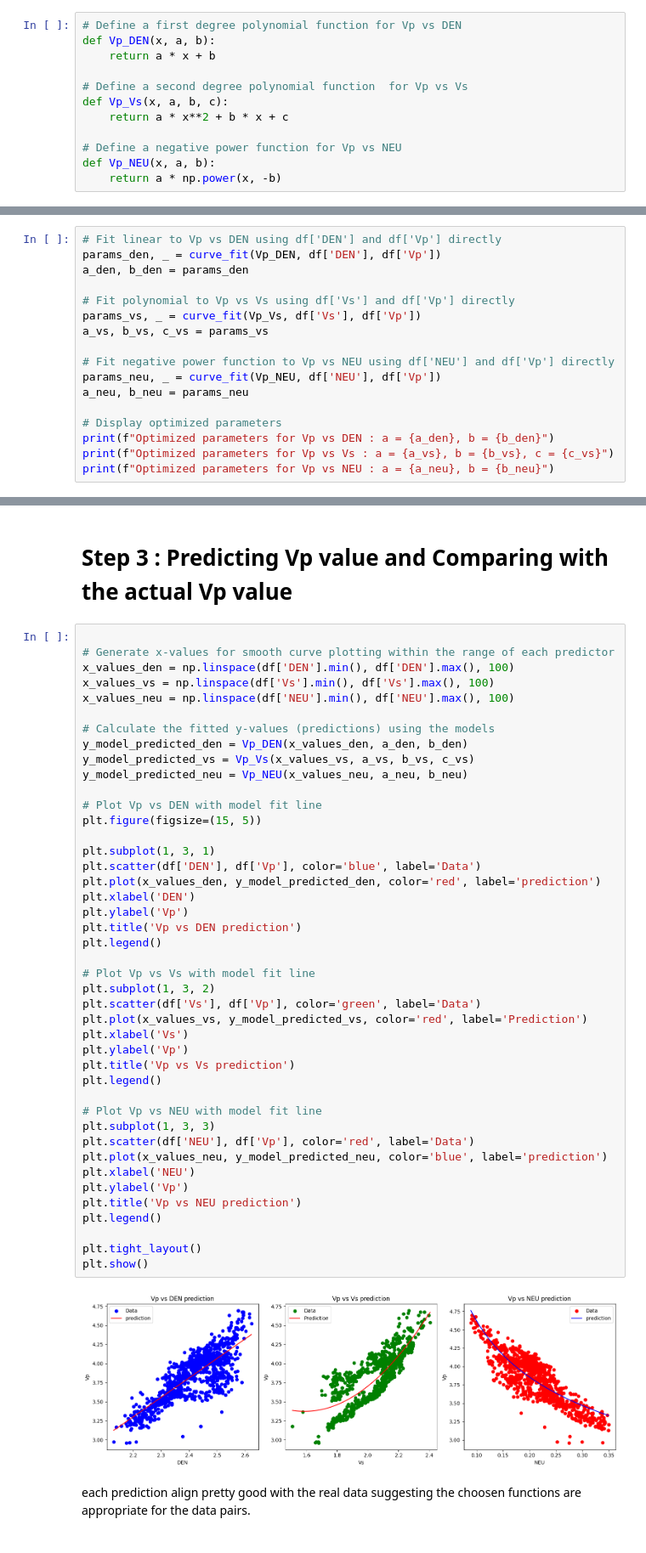
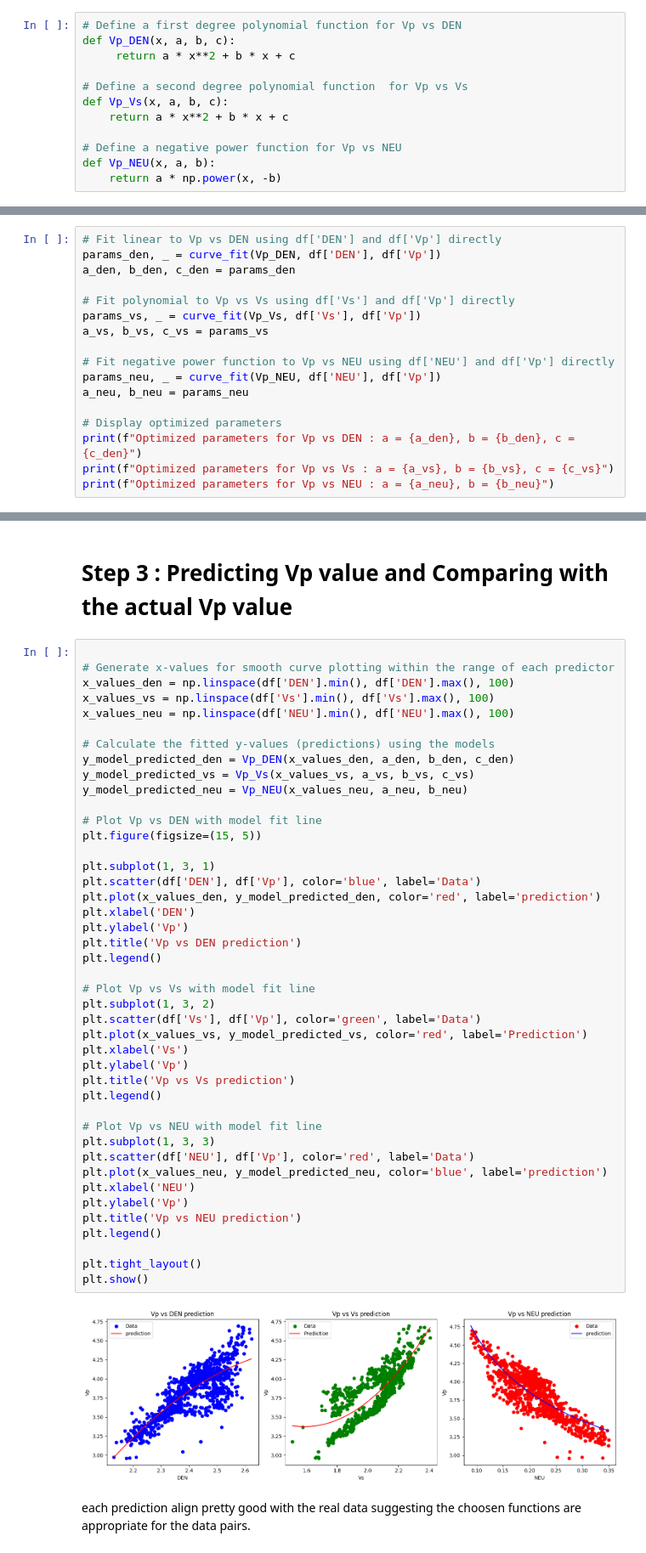
Before and after one commit to siverttilset/Project3, a Jupyter notebook: Project 3 Task 3 Non-Linear Regression With Scipy Optimize 2024.ipynb, the cells around one changed output, grey strips where cells are left out. Shown at 85% size. Cells and saved outputs as stored; diff of their text form.

```diff
--- a/Project 3 Task 3 Non-Linear Regression With Scipy Optimize 2024.ipynb
+++ b/Project 3 Task 3 Non-Linear Regression With Scipy Optimize 2024.ipynb
@@ -88,8 +110,8 @@ From the plots :
 3. Vp vs NEU: Unlike the previous two, Vp and NEU exhibit a strong negative relationship, with Vp decreasing as NEU increases. The downward trend suggests that a negative power function would be suitable to capture this inverse relationship.
 # %%
 # Define a first degree polynomial function for Vp vs DEN
-def Vp_DEN(x, a, b):
-    return a * x + b
+def Vp_DEN(x, a, b, c):
+     return a * x**2 + b * x + c
 
 # Define a second degree polynomial function  for Vp vs Vs
 def Vp_Vs(x, a, b, c):
@@ -103,7 +125,7 @@ def Vp_NEU(x, a, b):
 # %%
 # Fit linear to Vp vs DEN using df['DEN'] and df['Vp'] directly
 params_den, _ = curve_fit(Vp_DEN, df['DEN'], df['Vp'])
-a_den, b_den = params_den
+a_den, b_den, c_den = params_den
 
 # Fit polynomial to Vp vs Vs using df['Vs'] and df['Vp'] directly
 params_vs, _ = curve_fit(Vp_Vs, df['Vs'], df['Vp'])
@@ -114,7 +136,7 @@ params_neu, _ = curve_fit(Vp_NEU, df['NEU'], df['Vp'])
 a_neu, b_neu = params_neu
 
 # Display optimized parameters
-print(f"Optimized parameters for Vp vs DEN : a = {a_den}, b = {b_den}")
+print(f"Optimized parameters for Vp vs DEN : a = {a_den}, b = {b_den}, c = {c_den}")
 print(f"Optimized parameters for Vp vs Vs : a = {a_vs}, b = {b_vs}, c = {c_vs}")
 print(f"Optimized parameters for Vp vs NEU : a = {a_neu}, b = {b_neu}")
 # %% [output]
@@ -131,7 +153,7 @@ x_values_vs = np.linspace(df['Vs'].min(), df['Vs'].max(), 100)
 x_values_neu = np.linspace(df['NEU'].min(), df['NEU'].max(), 100)
 
 # Calculate the fitted y-values (predictions) using the models
-y_model_predicted_den = Vp_DEN(x_values_den, a_den, b_den)
+y_model_predicted_den = Vp_DEN(x_values_den, a_den, b_den, c_den)
 y_model_predicted_vs = Vp_Vs(x_values_vs, a_vs, b_vs, c_vs)
 y_model_predicted_neu = Vp_NEU(x_values_neu, a_neu, b_neu)
 
@@ -140,34 +162,34 @@ plt.figure(figsize=(15, 5))
 
 plt.subplot(1, 3, 1)
 plt.scatter(df['DEN'], df['Vp'], color='blue', label='Data')
 plt.plot(x_values_den, y_model_predicted_den, color='red', label='prediction')
 plt.xlabel('DEN')
 plt.ylabel('Vp')
 plt.title('Vp vs DEN prediction')
 plt.legend()
 
 # Plot Vp vs Vs with model fit line
 plt.subplot(1, 3, 2)
 plt.scatter(df['Vs'], df['Vp'], color='green', label='Data')
 plt.plot(x_values_vs, y_model_predicted_vs, color='red', label='Prediction')
 plt.xlabel('Vs')
 plt.ylabel('Vp')
 plt.title('Vp vs Vs prediction')
 plt.legend()
 
 # Plot Vp vs NEU with model fit line
 plt.subplot(1, 3, 3)
 plt.scatter(df['NEU'], df['Vp'], color='red', label='Data')
 plt.plot(x_values_neu, y_model_predicted_neu, color='blue', label='prediction')
 plt.xlabel('NEU')
 plt.ylabel('Vp')
 plt.title('Vp vs NEU prediction')
 plt.legend()
 
 plt.tight_layout()
 plt.show()
 # %% [output]
-[figure, old version]
+[figure, new version]
 # %% [markdown]
 each prediction align pretty good with the real data suggesting the choosen functions are appropriate for the data pairs.
 # %% [markdown]
```
Also changed, not shown: parts of 16 cells of this notebook.
